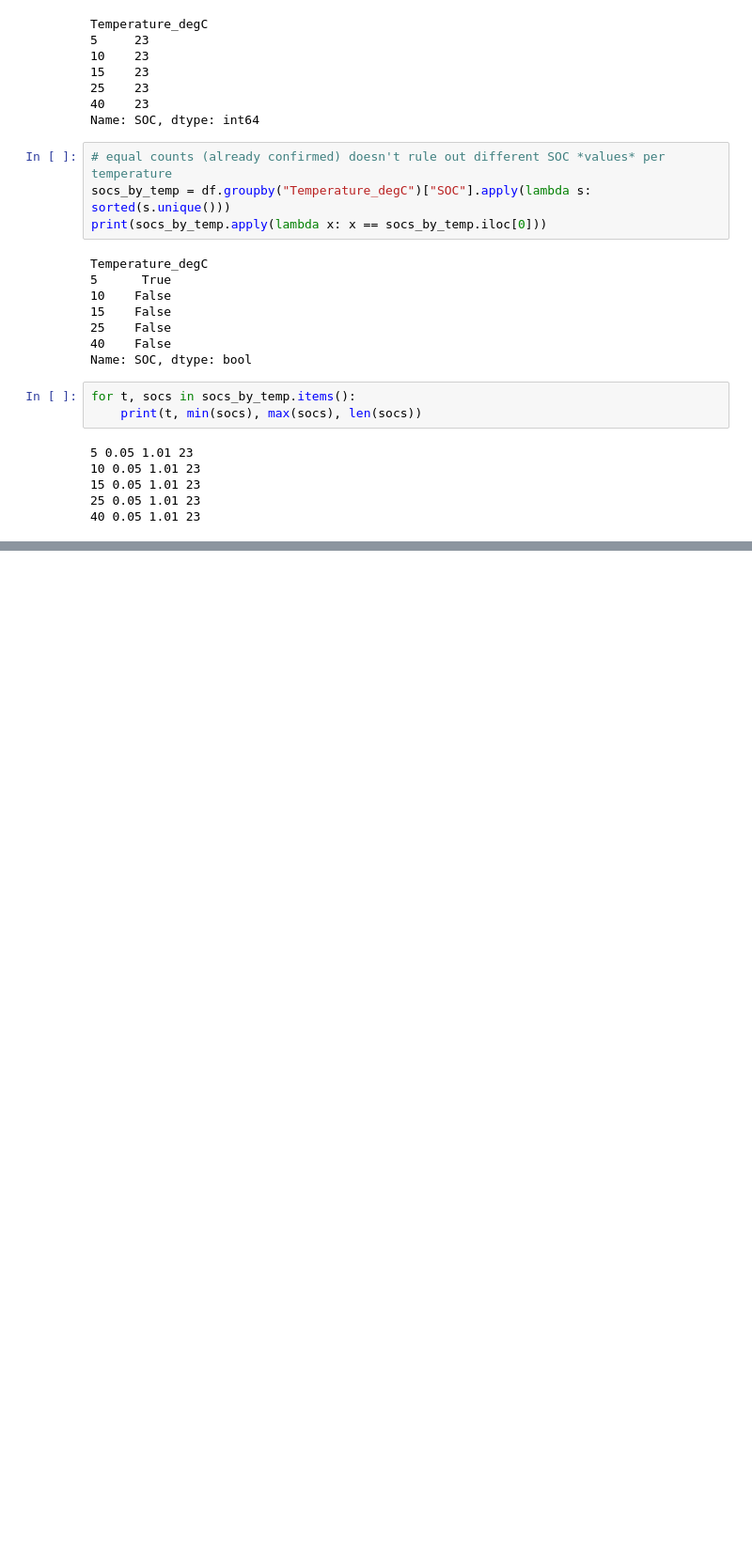
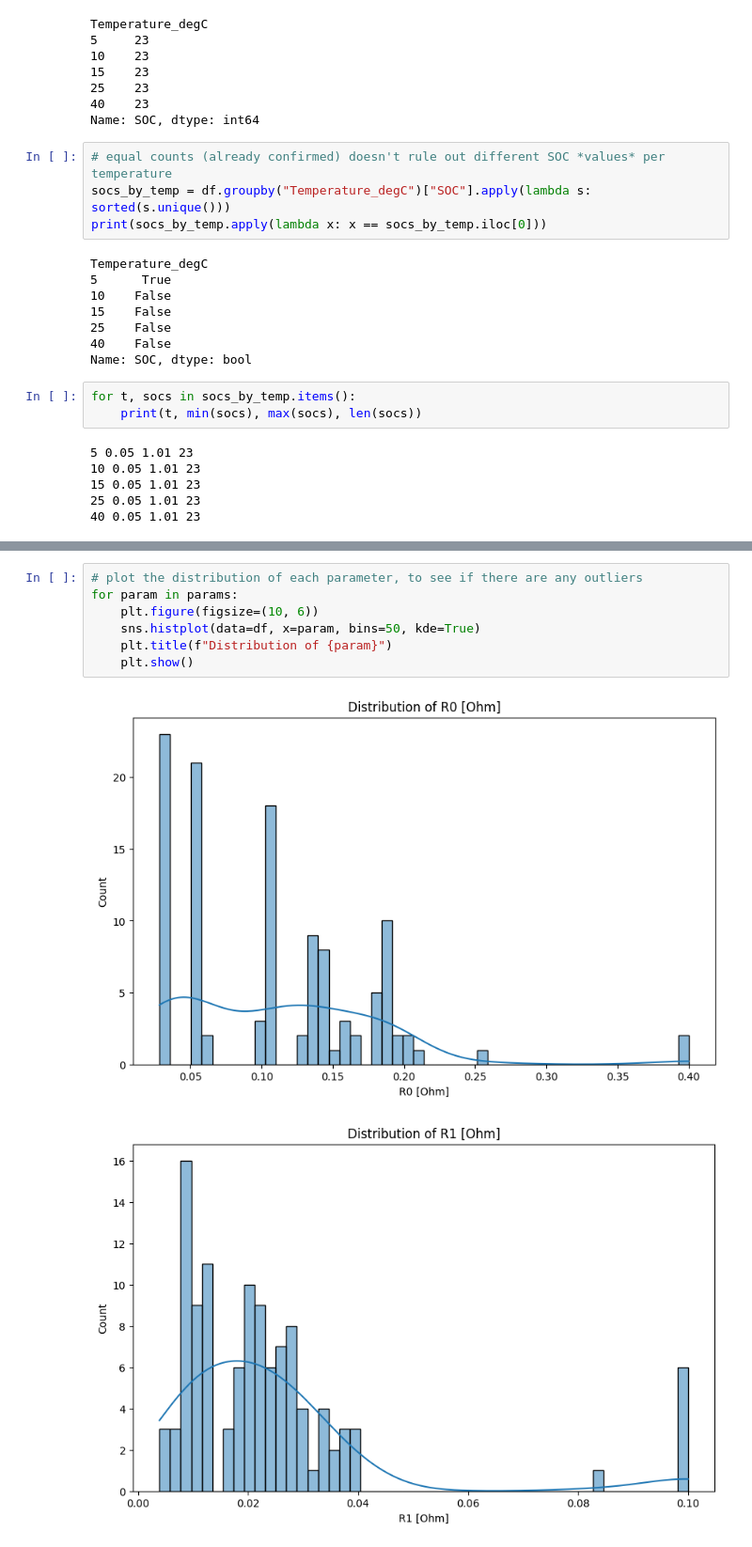
Before and after one commit to Will-Buesnel/FUSE2026, a Jupyter notebook: notebooks/data_exploration.ipynb, the cells around one changed output, grey strips where cells are left out. Shown at 94% size. Drawn from its saved outputs; the diff is of its cells as text; blank space fills up the shorter version.

```diff
--- a/notebooks/data_exploration.ipynb
+++ b/notebooks/data_exploration.ipynb
@@ -125,0 +153,10 @@ for t, socs in socs_by_temp.items():
+# %%
+# plot the distribution of each parameter, to see if there are any outliers
+for param in params:
+    plt.figure(figsize=(10, 6))
+    sns.histplot(data=df, x=param, bins=50, kde=True)
+    plt.title(f"Distribution of {param}")
+    plt.show()
+# %% [output]
+[figure, added]
+[figure, added]
```
Also changed, not shown: parts of 7 cells of this notebook.
